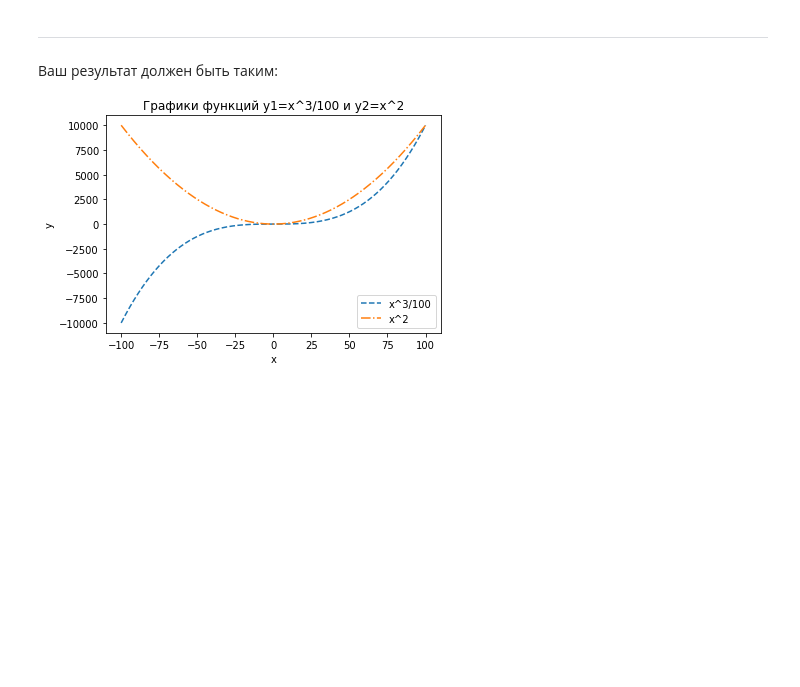
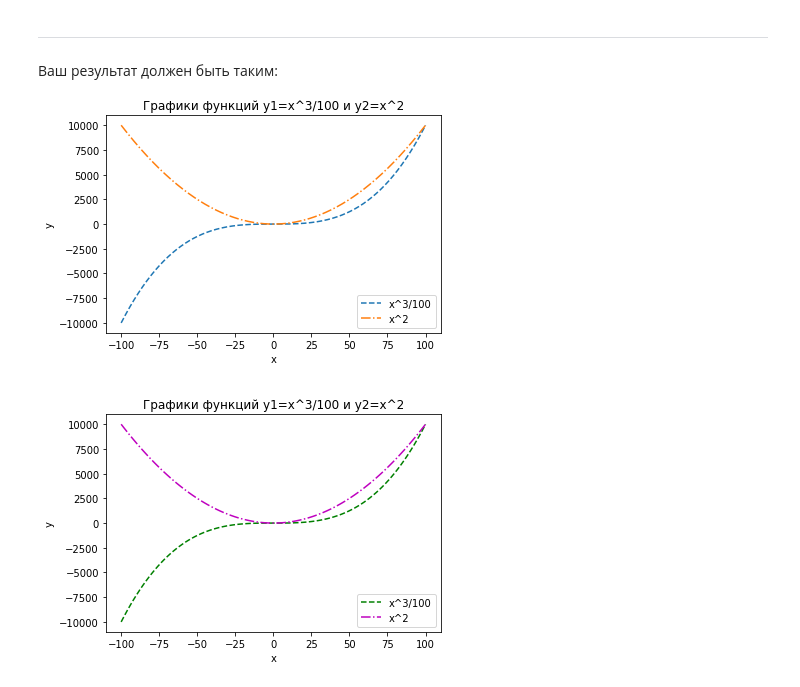
Before and after one commit to vghu/2-np-1, a Jupyter notebook: Базовый_блок_|_Библиотеки_Numpy_и_Matplotlib_|_ДЗ_Lite_|_УИИ.ipynb, the cells around one changed output. Drawn from its saved outputs; the diff is of its cells as text; code cells hidden in the pictures; blank space fills up the shorter version.

```diff
--- a/Базовый_блок_|_Библиотеки_Numpy_и_Matplotlib_|_ДЗ_Lite_|_УИИ.ipynb
+++ b/Базовый_блок_|_Библиотеки_Numpy_и_Matplotlib_|_ДЗ_Lite_|_УИИ.ipynb
@@ -160,0 +159,14 @@ plt.show()
+# %%
+# Ваше решение
+x = np.linspace(-100, 100, 100)
+y1 = (x ** 3)/100
+y2 = x ** 2
+plt.plot(x, y1, '--g', label='x^3/100') #g - голубой
+plt.plot(x, y2, '-.m', label='x^2') #m - светлофиолетовый
+plt.title('Графики функций y1=x^3/100 и y2=x^2')
+plt.ylabel('y')
+plt.xlabel('x')
+plt.legend()
+plt.show()
+# %% [output]
+[figure, added]
```
Also changed, not shown: parts of 1 cell of this notebook.
